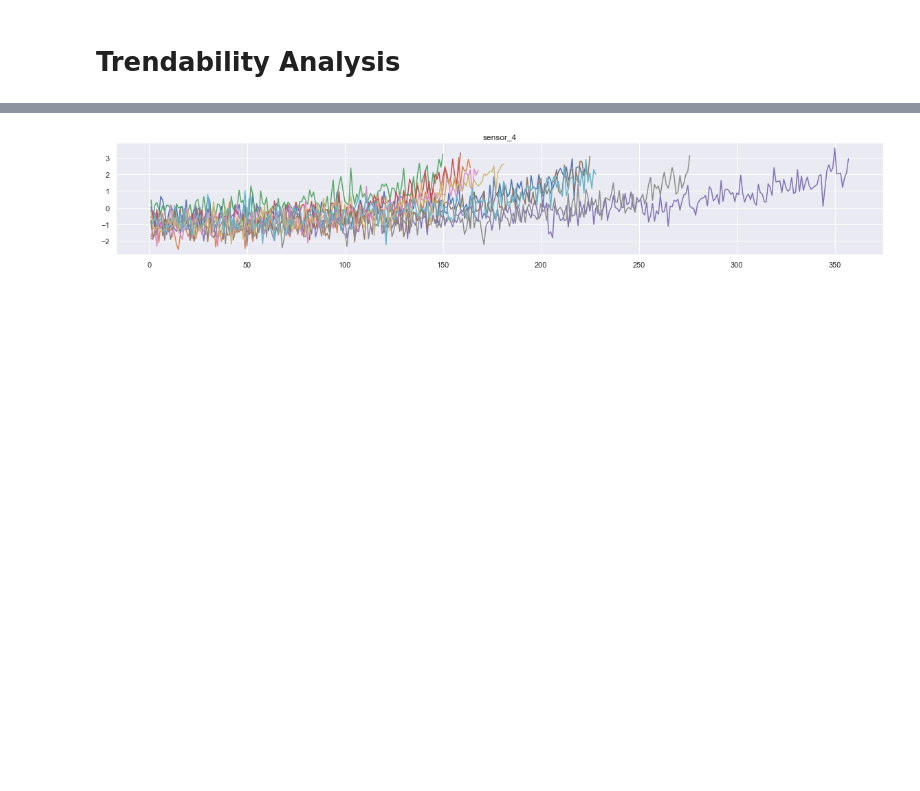
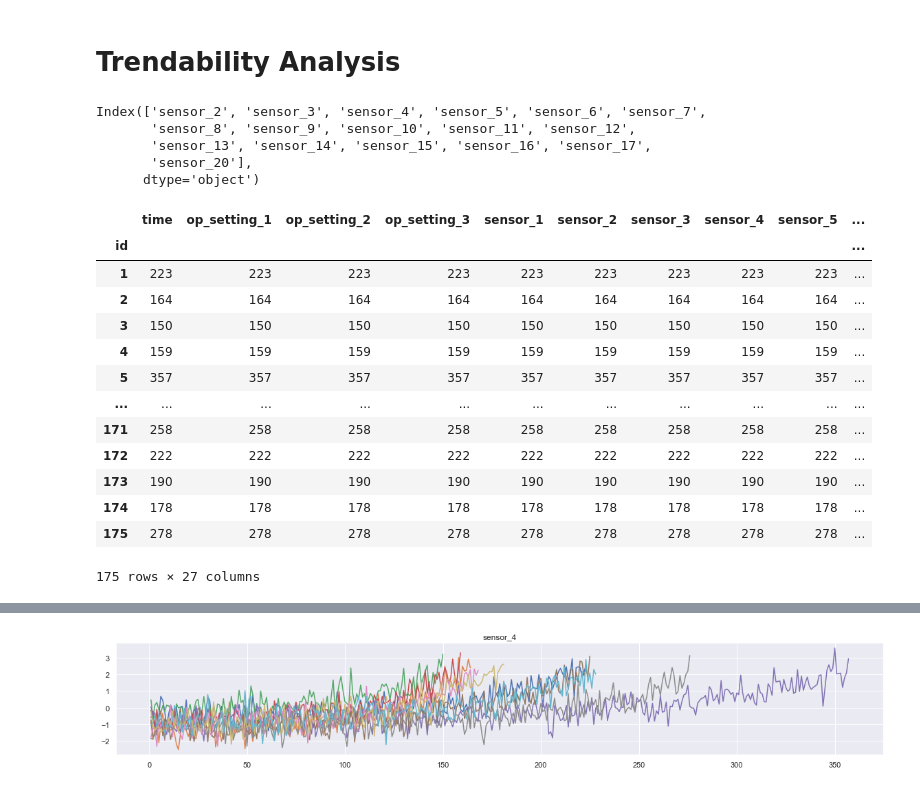
Before and after one commit to omgitsmj24/BOOT_AI_INTERN, a Jupyter notebook: RUL/Thuy/Similarity_Based RUL Estimation.ipynb, the cells around one changed output, grey strips where cells are left out. Saved outputs shown, nothing was run; the diff lists cells and outputs as text; code cells hidden in the pictures; blank space fills up the shorter version.

```diff
--- a/RUL/Thuy/Similarity_Based RUL Estimation.ipynb
+++ b/RUL/Thuy/Similarity_Based RUL Estimation.ipynb
@@ -251,3 +267,31 @@ vis_data(trainDataNormalized,dataVariables[:4],10)
 [figure]
 # %% [markdown]
 # Trendability Analysis
+# %%
+trainDataNormalizedForLR = trainDataNormalized.drop(['sensor_18', 'sensor_19', 'sensor_1'], axis=1)
+dataVariablesForLR = trainDataNormalizedForLR.columns
+dataVariablesForLR = dataVariablesForLR[5:22]
+dataVariablesForLR
+# %% [output]
+Index(['sensor_2', 'sensor_3', 'sensor_4', 'sensor_5', 'sensor_6', 'sensor_7',
+       'sensor_8', 'sensor_9', 'sensor_10', 'sensor_11', 'sensor_12',
+       'sensor_13', 'sensor_14', 'sensor_15', 'sensor_16', 'sensor_17',
+       'sensor_20'],
+      dtype='object')
+# %%
+trainDataNormalized.groupby(['id'])['']
+# %% [output]
+|  | time | op_setting_1 | op_setting_2 | op_setting_3 | sensor_1 | sensor_2 | sensor_3 | sensor_4 | sensor_5 | ... |
+| id |  |  |  |  |  |  |  |  |  | ... |
+| 1 | 223 | 223 | 223 | 223 | 223 | 223 | 223 | 223 | 223 | ... |
+| 2 | 164 | 164 | 164 | 164 | 164 | 164 | 164 | 164 | 164 | ... |
+| 3 | 150 | 150 | 150 | 150 | 150 | 150 | 150 | 150 | 150 | ... |
+| 4 | 159 | 159 | 159 | 159 | 159 | 159 | 159 | 159 | 159 | ... |
+| 5 | 357 | 357 | 357 | 357 | 357 | 357 | 357 | 357 | 357 | ... |
+| ... | ... | ... | ... | ... | ... | ... | ... | ... | ... | ... |
+| 171 | 258 | 258 | 258 | 258 | 258 | 258 | 258 | 258 | 258 | ... |
+| 172 | 222 | 222 | 222 | 222 | 222 | 222 | 222 | 222 | 222 | ... |
+| 173 | 190 | 190 | 190 | 190 | 190 | 190 | 190 | 190 | 190 | ... |
+| 174 | 178 | 178 | 178 | 178 | 178 | 178 | 178 | 178 | 178 | ... |
+| 175 | 278 | 278 | 278 | 278 | 278 | 278 | 278 | 278 | 278 | ... |
+175 rows × 27 columns
```
Also changed, not shown: parts of 6 cells of this notebook.
